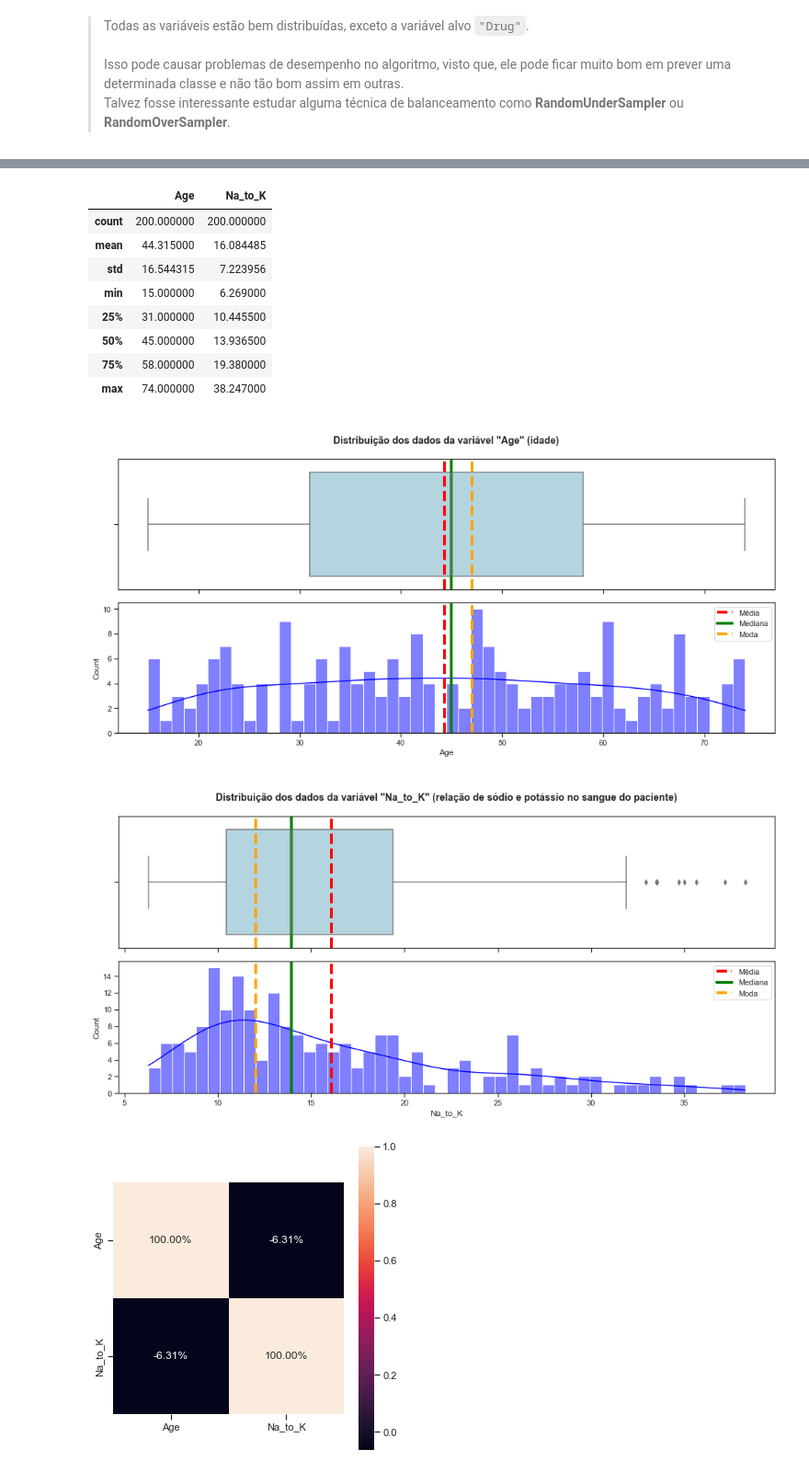
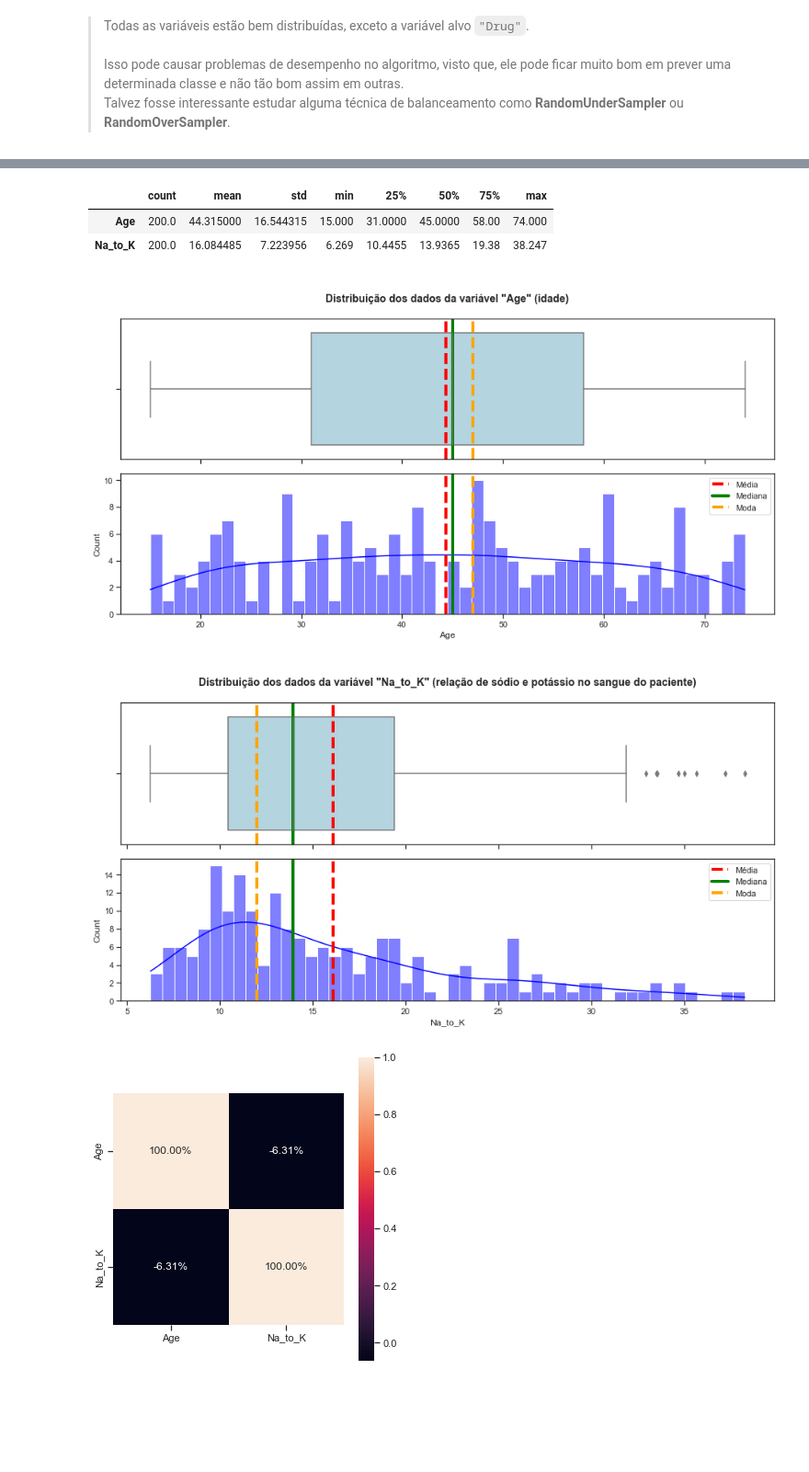
Before and after one commit to FGalvao77/Aplicacao-pratica-do-SVM, a Jupyter notebook: aplicacao_pratica_algoritmo_SVM.ipynb, the cells around one changed output, grey strips where cells are left out. Shown at 92% size. Saved outputs shown, nothing was run; the diff lists cells and outputs as text; code cells hidden in the pictures; blank space fills up the shorter version.

```diff
--- a/aplicacao_pratica_algoritmo_SVM.ipynb
+++ b/aplicacao_pratica_algoritmo_SVM.ipynb
@@ -169,42 +169,36 @@ df.hist(bins=50, figsize=(15,9));
 # %%
 # dados estatístico das variáveis quantitativas
-df.describe()
+df.describe().T
 # %% [output]
-|  | Age | Na_to_K |
-| count | 200.000000 | 200.000000 |
-| mean | 44.315000 | 16.084485 |
-| std | 16.544315 | 7.223956 |
-| min | 15.000000 | 6.269000 |
-| 25% | 31.000000 | 10.445500 |
-| 50% | 45.000000 | 13.936500 |
-| 75% | 58.000000 | 19.380000 |
-| max | 74.000000 | 38.247000 |
+|  | count | mean | std | min | 25% | 50% | 75% | max |
+| Age | 200.0 | 44.315000 | 16.544315 | 15.000 | 31.0000 | 45.0000 | 58.00 | 74.000 |
+| Na_to_K | 200.0 | 16.084485 | 7.223956 | 6.269 | 10.4455 | 13.9365 | 19.38 | 38.247 |
 # %%
 # plotando gráficos - boxplot e histograma da distribuição dos dados da variável "Age" (idade)
 mean = df['Age'].mean()     # média
 median = df['Age'].median() # mediana
 mode = df['Age'].mode()[0]  # moda
 
 fig, (ax_box, ax_hist) = plt.subplots(2, sharex=True,
-                                      figsize=(14,7))
+                                      figsize=(13,7))
 
 sns.boxplot(data=df, x='Age', ax=ax_box, color='lightblue')
 ax_box.axvline(mean, color='red', linestyle='--', linewidth=4)
 ax_box.axvline(median, color='green', linestyle='-', linewidth=4)
 ax_box.axvline(mode, color='orange', linestyle='--', linewidth=4)
 ax_box.set(xlabel='')
 ax_box.set_title('\nDistribuição dos dados da variável "Age" (idade)\n',
                  {'fontsize': 14,'fontweight': 'bold'})
 
 sns.histplot(data=df, x='Age', ax=ax_hist, kde=True, bins=50, color='blue')
 ax_hist.axvline(mean, color='red', linestyle='--', label='Média', linewidth=4)
 ax_hist.axvline(median, color='green', linestyle='-', label='Mediana', linewidth=4)
 ax_hist.axvline(mode, color='orange', linestyle='--', label='Moda', linewidth=4)
 
 ax_hist.legend()
 plt.tight_layout();
 # %% [output]
-[figure, old version]
+[figure, new version]
 # %%
 # plotando gráficos - boxplot e histograma da distribuição dos dados da variável "Na_to_K" (relação de sódio e potássio no sangue do paciente)
 mean = df['Na_to_K'].mean()     # média
@@ -212,7 +206,7 @@ median = df['Na_to_K'].median() # mediana
 mode = df['Na_to_K'].mode()[0]  # moda
 
 fig, (ax_box, ax_hist) = plt.subplots(2, sharex=True,
-                                      figsize=(14,7))
+                                      figsize=(13,7))
 
 sns.boxplot(data=df, x='Na_to_K', ax=ax_box, color='lightblue')
 ax_box.axvline(mean, color='red', linestyle='--', linewidth=4)
@@ -230,7 +224,7 @@ ax_hist.axvline(mode, color='orange', linestyle='--', label='Moda', linewidth=4)
 ax_hist.legend()
 plt.tight_layout();
 # %% [output]
-[figure, old version]
+[figure, new version]
 # %%
 # visualizando a correlação de pearson entre as variáveis quantitativas
 plt.figure(figsize=(5,5))
```
Also changed, not shown: parts of 20 cells of this notebook.
